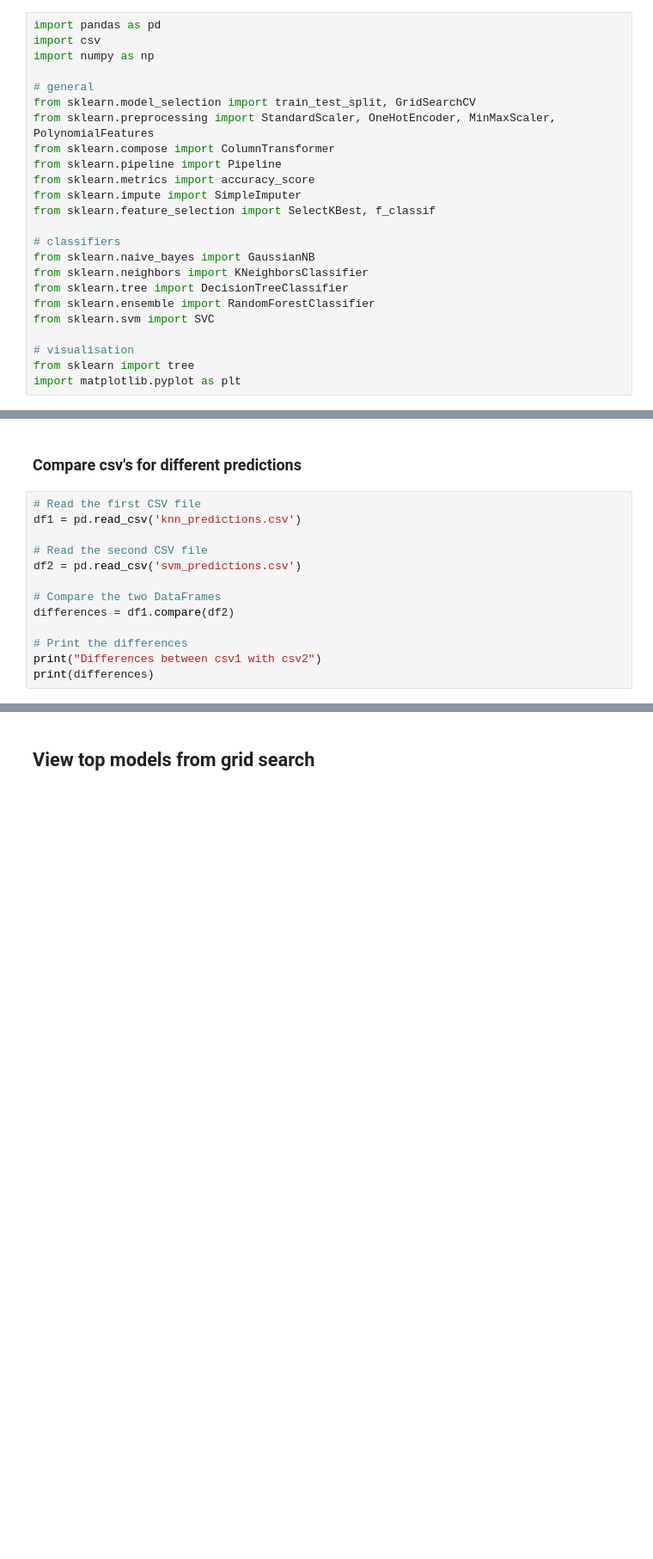
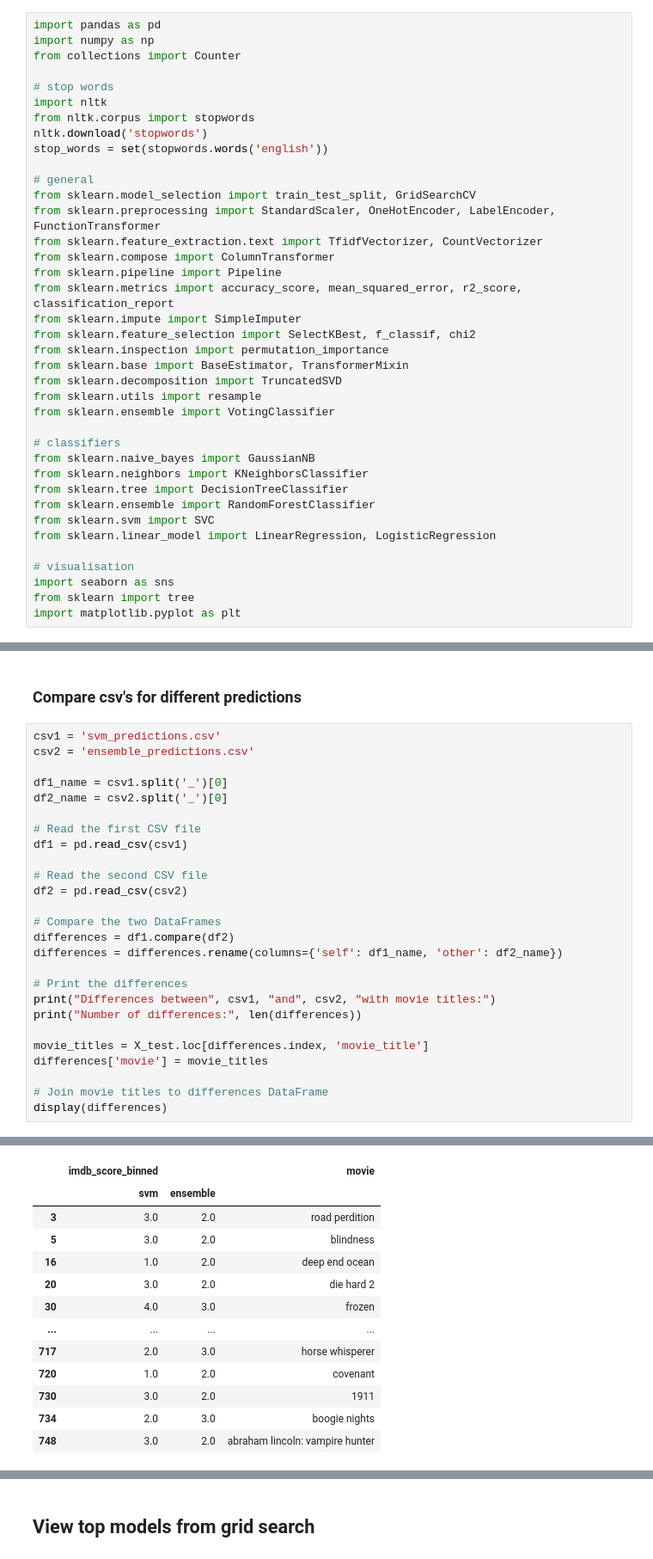
Before and after one commit to JZYNX/ML-assignment-2, a Jupyter notebook: COMP30027-Project2.ipynb, the cells around one changed output, grey strips where cells are left out. Shown at 86% size. Saved outputs shown, nothing was run; the diff lists cells and outputs as text; blank space fills up the shorter version.

Commit message:
ensemble mehtod impl

```diff
--- a/COMP30027-Project2.ipynb
+++ b/COMP30027-Project2.ipynb
@@ -11,17 +11,29 @@ This assignment aims to reinforce the largely theoretical lecture concepts surro
 # Imports
 # %%
 import pandas as pd
-import csv
 import numpy as np
+from collections import Counter
+
+# stop words
+import nltk
+from nltk.corpus import stopwords
+nltk.download('stopwords')
+stop_words = set(stopwords.words('english'))
 
 # general
 from sklearn.model_selection import train_test_split, GridSearchCV
-from sklearn.preprocessing import StandardScaler, OneHotEncoder, MinMaxScaler, PolynomialFeatures
+from sklearn.preprocessing import StandardScaler, OneHotEncoder, LabelEncoder, FunctionTransformer
+from sklearn.feature_extraction.text import TfidfVectorizer, CountVectorizer
 from sklearn.compose import ColumnTransformer
 from sklearn.pipeline import Pipeline
-from sklearn.metrics import accuracy_score
+from sklearn.metrics import accuracy_score, mean_squared_error, r2_score, classification_report
 from sklearn.impute import SimpleImputer
-from sklearn.feature_selection import SelectKBest, f_classif
+from sklearn.feature_selection import SelectKBest, f_classif, chi2
+from sklearn.inspection import permutation_importance
+from sklearn.base import BaseEstimator, TransformerMixin
+from sklearn.decomposition import TruncatedSVD
+from sklearn.utils import resample
+from sklearn.ensemble import VotingClassifier
 
 # classifiers
 from sklearn.naive_bayes import GaussianNB
@@ -29,7 +41,9 @@ from sklearn.neighbors import KNeighborsClassifier
 from sklearn.tree import DecisionTreeClassifier
 from sklearn.ensemble import RandomForestClassifier
 from sklearn.svm import SVC
+from sklearn.linear_model import LinearRegression, LogisticRegression
 
 # visualisation
+import seaborn as sns
 from sklearn import tree
 import matplotlib.pyplot as plt
@@ -410,16 +811,29 @@ interaction_feature: 0.0
 # %% [markdown]
 ### Compare csv's for different predictions
 # %%
+csv1 = 'svm_predictions.csv'
+csv2 = 'ensemble_predictions.csv'
+
+df1_name = csv1.split('_')[0]
+df2_name = csv2.split('_')[0]
+
 # Read the first CSV file
-df1 = pd.read_csv('knn_predictions.csv')
+df1 = pd.read_csv(csv1)
 
 # Read the second CSV file
-df2 = pd.read_csv('svm_predictions.csv')
+df2 = pd.read_csv(csv2)
 
 # Compare the two DataFrames
 differences = df1.compare(df2)
+differences = differences.rename(columns={'self': df1_name, 'other': df2_name})
 
 # Print the differences
-print("Differences between csv1 with csv2")
-print(differences)
+print("Differences between", csv1, "and", csv2, "with movie titles:")
+print("Number of differences:", len(differences))
+
+movie_titles = X_test.loc[differences.index, 'movie_title']
+differences['movie'] = movie_titles
+
+# Join movie titles to differences DataFrame
+display(differences)
 # %% [output]
@@ -441,0 +842,13 @@ Differences between csv1 with csv2
+|  | imdb_score_binned |  | movie |
+|  | svm | ensemble |  |
+| 3 | 3.0 | 2.0 | road perdition |
+| 5 | 3.0 | 2.0 | blindness |
+| 16 | 1.0 | 2.0 | deep end ocean |
+| 20 | 3.0 | 2.0 | die hard 2 |
+| 30 | 4.0 | 3.0 | frozen |
+| ... | ... | ... | ... |
+| 717 | 2.0 | 3.0 | horse whisperer |
+| 720 | 1.0 | 2.0 | covenant |
+| 730 | 3.0 | 2.0 | 1911 |
+| 734 | 2.0 | 3.0 | boogie nights |
+| 748 | 3.0 | 2.0 | abraham lincoln: vampire hunter |
```
Also changed, not shown: parts of 40 cells of this notebook, 7 other files.
